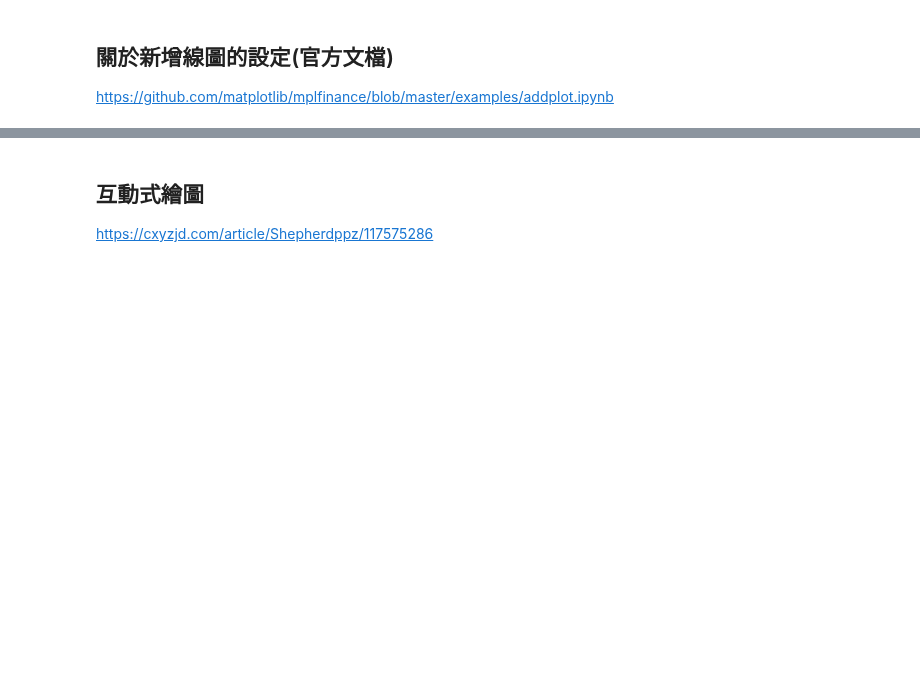
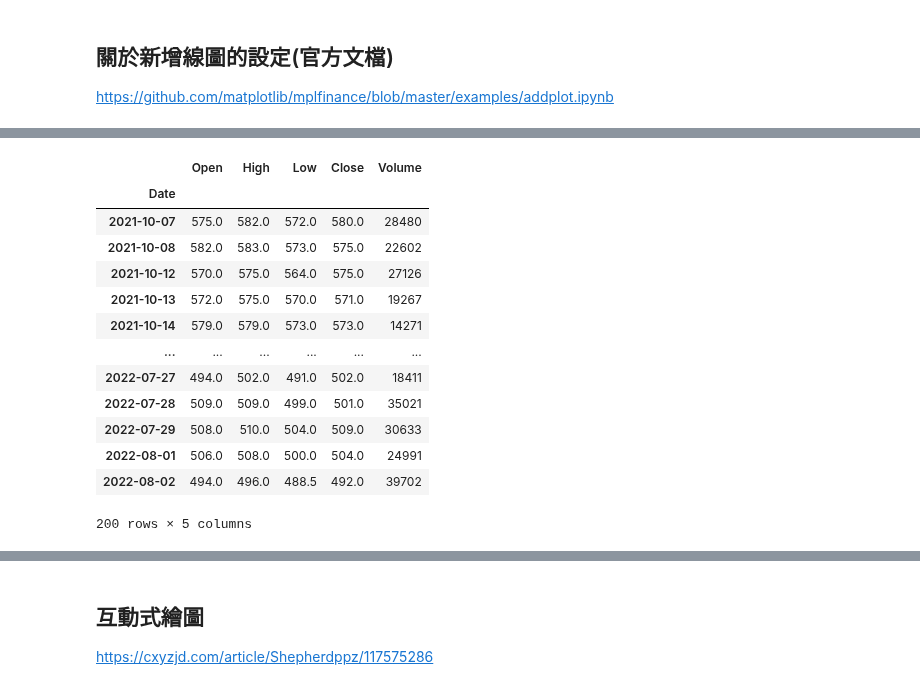
Before and after one commit to oscar50513/stock_project, a Jupyter notebook: BBands.ipynb, the cells around one changed output, grey strips where cells are left out. Saved outputs shown, nothing was run; the diff lists cells and outputs as text; code cells hidden in the pictures; blank space fills up the shorter version.

```diff
--- a/BBands.ipynb
+++ b/BBands.ipynb
@@ -341,3 +345,20 @@ mpf.plot(SData.iloc[-day_num:,:],
 # %%
 ?mpf.make_addplot
 ?type
+# %%
+SData.iloc[-day_num:,:]
+# %% [output]
+|  | Open | High | Low | Close | Volume |
+| Date |  |  |  |  |  |
+| 2021-10-07 | 575.0 | 582.0 | 572.0 | 580.0 | 28480 |
+| 2021-10-08 | 582.0 | 583.0 | 573.0 | 575.0 | 22602 |
+| 2021-10-12 | 570.0 | 575.0 | 564.0 | 575.0 | 27126 |
+| 2021-10-13 | 572.0 | 575.0 | 570.0 | 571.0 | 19267 |
+| 2021-10-14 | 579.0 | 579.0 | 573.0 | 573.0 | 14271 |
+| ... | ... | ... | ... | ... | ... |
+| 2022-07-27 | 494.0 | 502.0 | 491.0 | 502.0 | 18411 |
+| 2022-07-28 | 509.0 | 509.0 | 499.0 | 501.0 | 35021 |
+| 2022-07-29 | 508.0 | 510.0 | 504.0 | 509.0 | 30633 |
+| 2022-08-01 | 506.0 | 508.0 | 500.0 | 504.0 | 24991 |
+| 2022-08-02 | 494.0 | 496.0 | 488.5 | 492.0 | 39702 |
+200 rows × 5 columns
```
Also changed, not shown: parts of 9 cells of this notebook.
